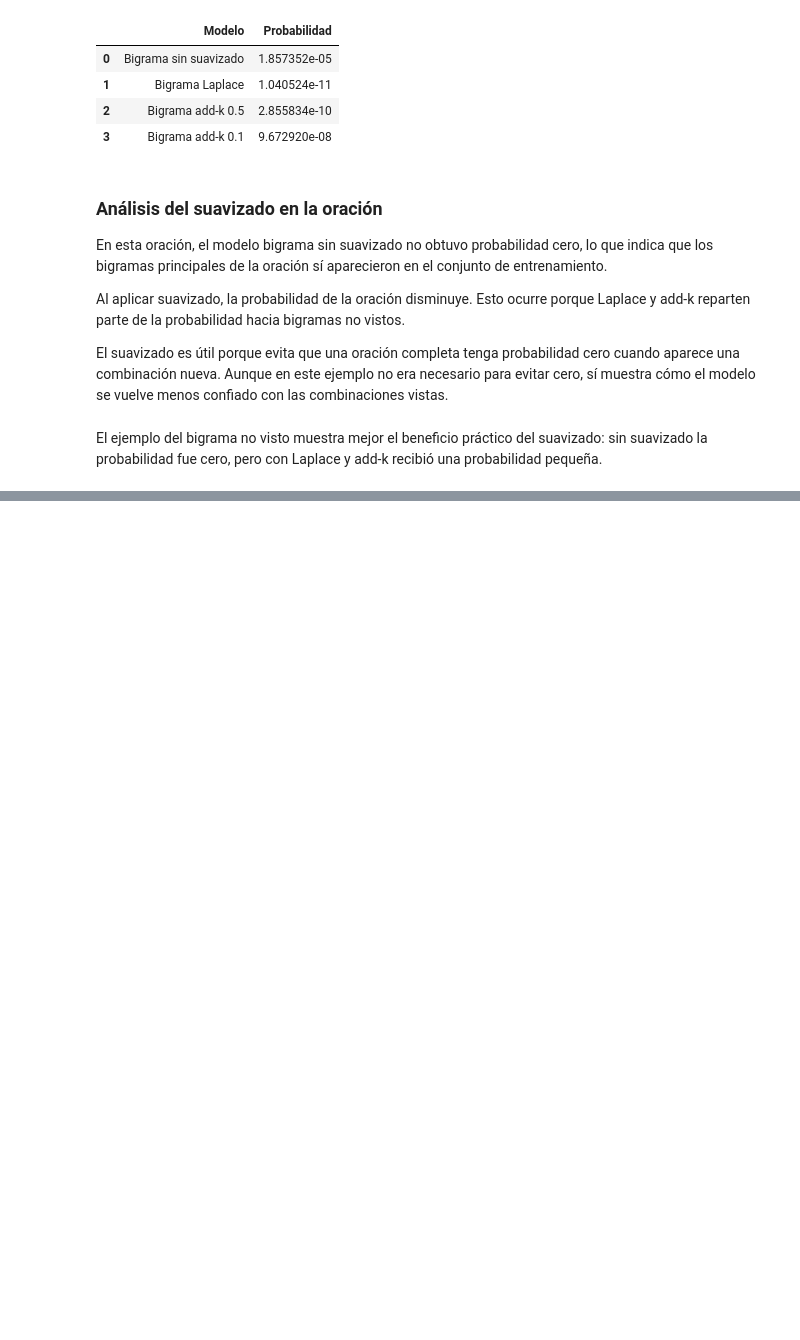
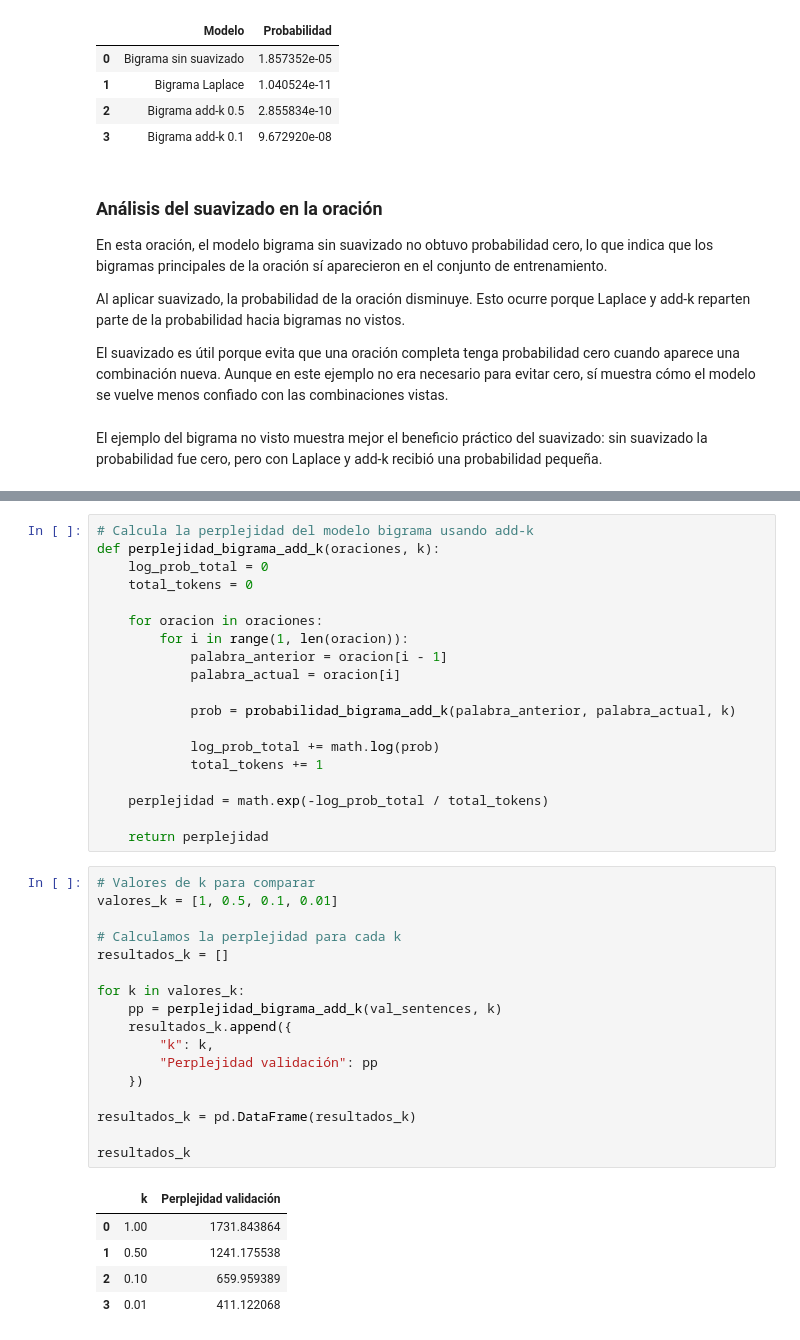
Before and after one commit to Cynthiss/NLP, a Jupyter notebook: Lab_5/Lab_5.ipynb, the cells around one changed output, grey strips where cells are left out. Drawn from its saved outputs; the diff is of its cells as text; blank space fills up the shorter version.

```diff
--- a/Lab_5/Lab_5.ipynb
+++ b/Lab_5/Lab_5.ipynb
@@ -690,0 +885,42 @@ El ejemplo del bigrama no visto muestra mejor el beneficio práctico del suaviza
+# %%
+# Calcula la perplejidad del modelo bigrama usando add-k
+def perplejidad_bigrama_add_k(oraciones, k):
+    log_prob_total = 0
+    total_tokens = 0
+
+    for oracion in oraciones:
+        for i in range(1, len(oracion)):
+            palabra_anterior = oracion[i - 1]
+            palabra_actual = oracion[i]
+
+            prob = probabilidad_bigrama_add_k(palabra_anterior, palabra_actual, k)
+
+            log_prob_total += math.log(prob)
+            total_tokens += 1
+
+    perplejidad = math.exp(-log_prob_total / total_tokens)
+
+    return perplejidad
+# %%
+# Valores de k para comparar
+valores_k = [1, 0.5, 0.1, 0.01]
+
+# Calculamos la perplejidad para cada k
+resultados_k = []
+
+for k in valores_k:
+    pp = perplejidad_bigrama_add_k(val_sentences, k)
+    resultados_k.append({
+        "k": k,
+        "Perplejidad validación": pp
+    })
+
+resultados_k = pd.DataFrame(resultados_k)
+
+resultados_k
+# %% [output]
+|  | k | Perplejidad validación |
+| 0 | 1.00 | 1731.843864 |
+| 1 | 0.50 | 1241.175538 |
+| 2 | 0.10 | 659.959389 |
+| 3 | 0.01 | 411.122068 |
```
Also changed, not shown: parts of 18 cells of this notebook.
